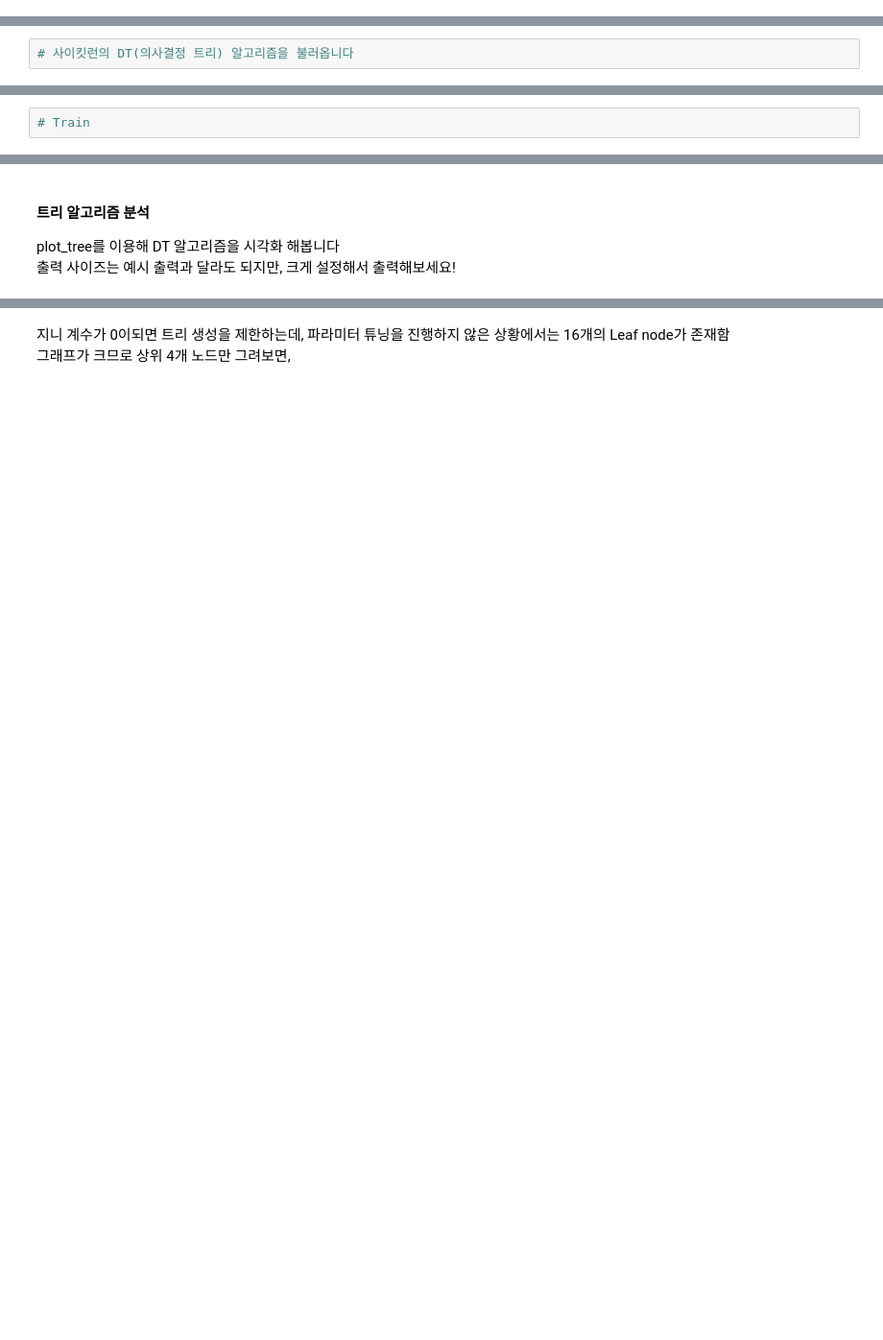
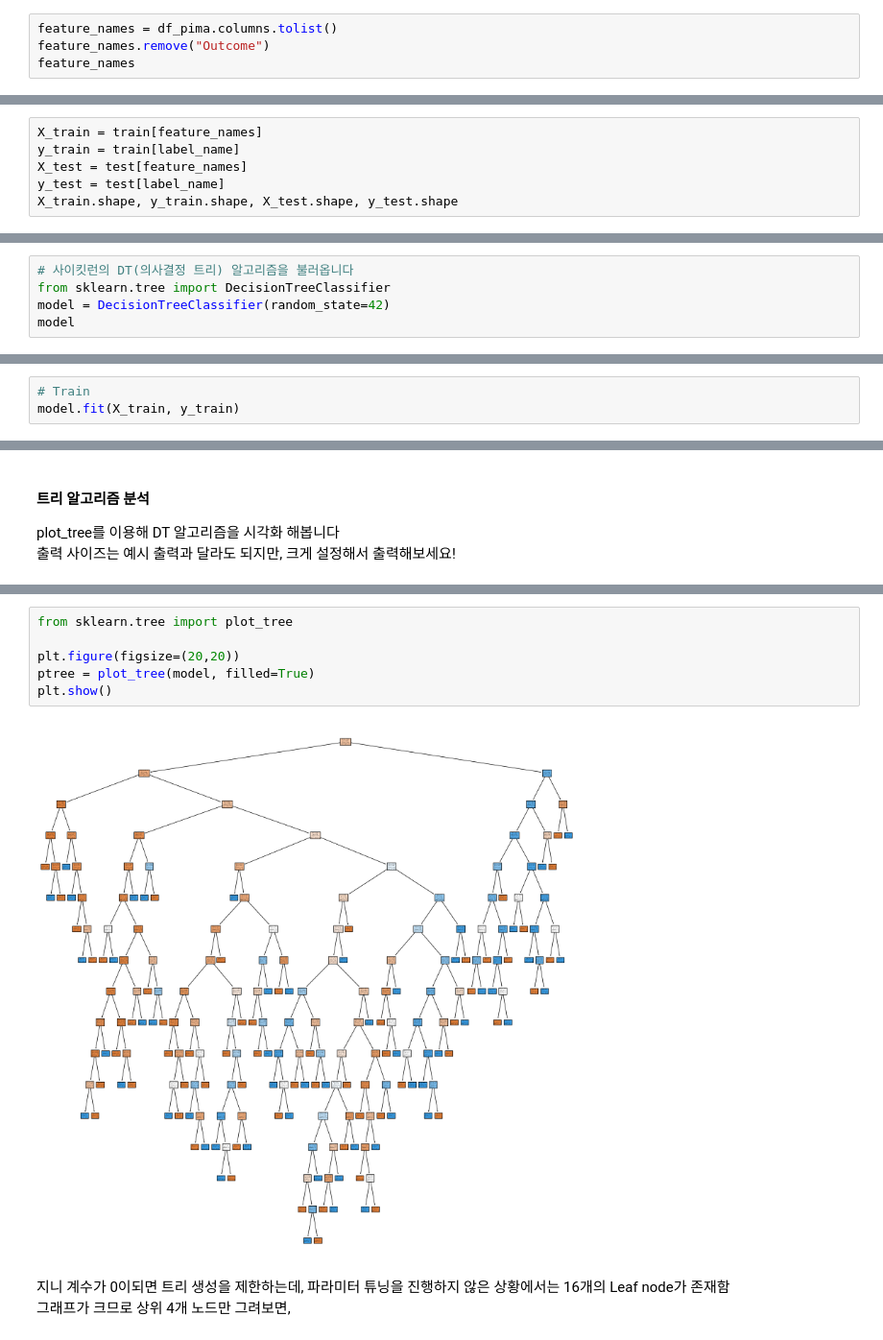
Before and after one commit to nuyhc/Begins_with_a_single_step, a Jupyter notebook: 04_ML/homeowrk/과제 제출 폴더/ML_EDA_CLF_이름.ipynb, the cells around one changed output, grey strips where cells are left out. Shown at 96% size. Drawn from its saved outputs; the diff is of its cells as text; blank space fills up the shorter version.

```diff
--- a/04_ML/homeowrk/과제 제출 폴더/ML_EDA_CLF_이름.ipynb
+++ b/04_ML/homeowrk/과제 제출 폴더/ML_EDA_CLF_이름.ipynb
@@ -124,0 +136,4 @@ y_test: (154,)
+# %%
+feature_names = df_pima.columns.tolist()
+feature_names.remove("Outcome")
+feature_names
@@ -124,0 +149,6 @@ y_test: (154,)
+# %%
+X_train = train[feature_names]
+y_train = train[label_name]
+X_test = test[feature_names]
+y_test = test[label_name]
+X_train.shape, y_train.shape, X_test.shape, y_test.shape
@@ -192,2 +224,5 @@ DecisionTreeClassifier(
 # %%
 # 사이킷런의 DT(의사결정 트리) 알고리즘을 불러옵니다
+from sklearn.tree import DecisionTreeClassifier
+model = DecisionTreeClassifier(random_state=42)
+model
@@ -194,5 +231,6 @@ DecisionTreeClassifier(
 # %%
 # Train
+model.fit(X_train, y_train)
 # %% [output]
 DecisionTreeClassifier(random_state=42)
 # %%
@@ -207,3 +253,11 @@ plot_tree를 이용해 DT 알고리즘을 시각화 해봅니다
+# %%
+from sklearn.tree import plot_tree
+
+plt.figure(figsize=(20,20))
+ptree = plot_tree(model, filled=True)
+plt.show()
+# %% [output]
+[figure, added]
 # %% [markdown]
 지니 계수가 0이되면 트리 생성을 제한하는데, 파라미터 튜닝을 진행하지 않은 상황에서는 16개의 Leaf node가 존재함
 그래프가 크므로 상위 4개 노드만 그려보면,
```
Also changed, not shown: parts of 70 cells of this notebook.
